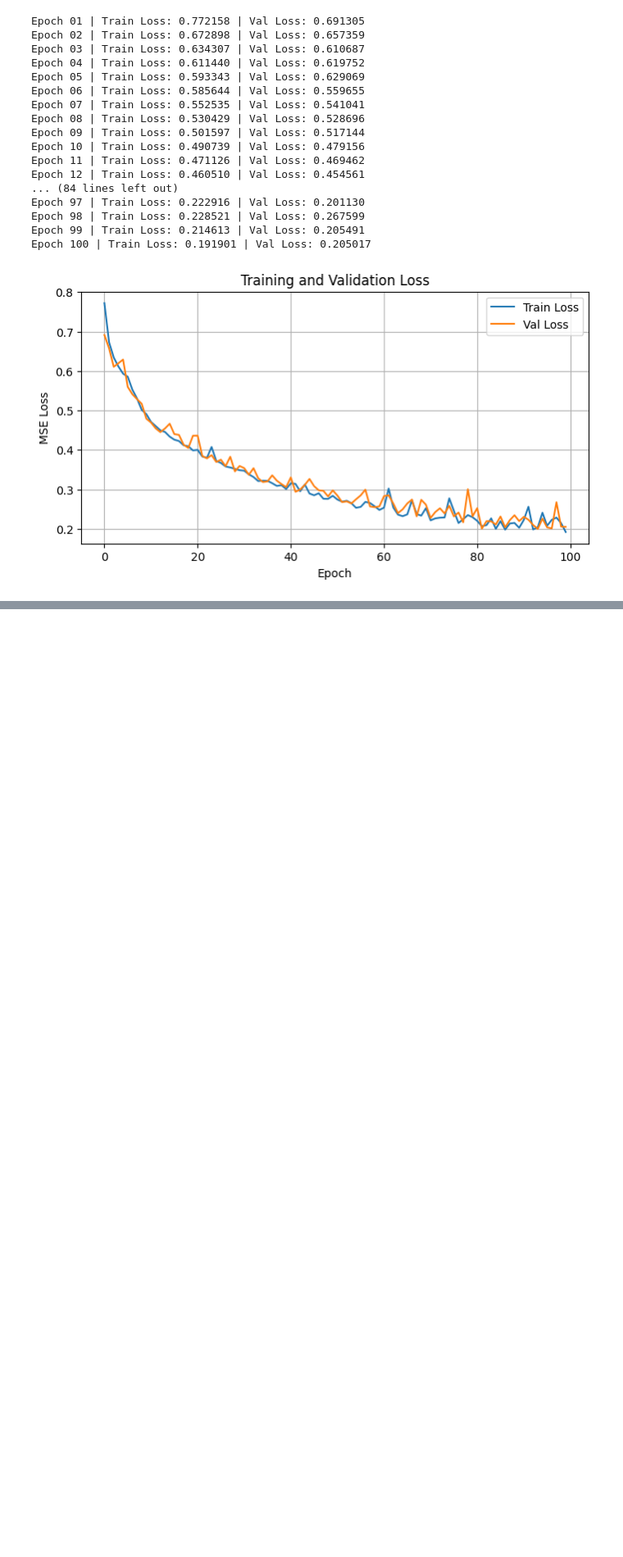
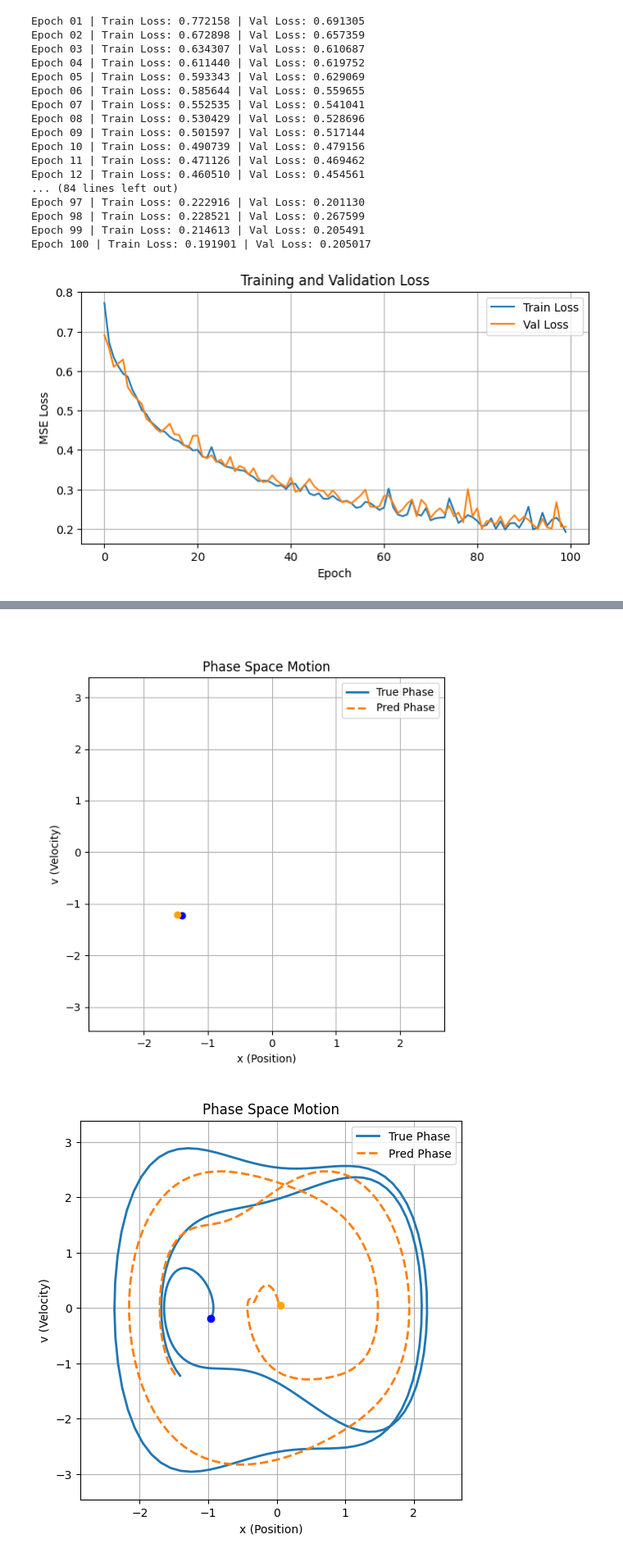
Before and after one commit to Mustafa-Meric-Kasap/duff-net-dynamics, a Jupyter notebook: notebooks/nn_modeling_multi_step.ipynb, the cells around one changed output, grey strips where cells are left out. Shown at 82% size. Saved outputs shown, nothing was run; the diff lists cells and outputs as text; code cells hidden in the pictures; blank space fills up the shorter version.

Commit message:
Add animation

```diff
--- a/notebooks/nn_modeling_multi_step.ipynb
+++ b/notebooks/nn_modeling_multi_step.ipynb
@@ -206,0 +207,51 @@ plt.show()
+# %%
+import matplotlib.pyplot as plt
+import matplotlib.animation as animation
+
+fig, ax = plt.subplots(figsize=(6, 6))
+ax.set_xlim(np.min(true_traj[:, 0]) - 0.5, np.max(true_traj[:, 0]) + 0.5)
+ax.set_ylim(np.min(true_traj[:, 1]) - 0.5, np.max(true_traj[:, 1]) + 0.5)
+ax.set_xlabel("x (Position)")
+ax.set_ylabel("v (Velocity)")
+ax.set_title("Phase Space Motion")
+ax.grid(True)
+
+# Phase trajectory lines
+true_line, = ax.plot([], [], lw=2, label="True Phase")
+pred_line, = ax.plot([], [], lw=2, linestyle='--', label="Pred Phase")
+
+# Moving markers (dots) for the particles
+true_dot, = ax.plot([], [], 'o', color='blue', markersize=6)
+pred_dot, = ax.plot([], [], 'o', color='orange', markersize=6)
+
+ax.legend()
+
+def init():
+    true_line.set_data([], [])
+    pred_line.set_data([], [])
+    true_dot.set_data([], [])
+    pred_dot.set_data([], [])
+    return true_line, pred_line, true_dot, pred_dot
+
+def update(frame):
+    true_line.set_data(true_traj[:frame, 0], true_traj[:frame, 1])
+    pred_line.set_data(pred_traj[:frame, 0], pred_traj[:frame, 1])
+    true_dot.set_data([true_traj[frame, 0]], [true_traj[frame, 1]])
+    pred_dot.set_data([pred_traj[frame, 0]], [pred_traj[frame, 1]])
+    return true_line, pred_line, true_dot, pred_dot
+
+
+ani = animation.FuncAnimation(
+    fig, update, frames=len(true_traj), init_func=init,
+    blit=True, interval=30
+)
+
+# Save as a .gif
+ani.save("duffing_phase_motion.gif", writer="pillow", fps=30)
+
+# Display inline in Jupyter
+from IPython.display import Image
+Image(filename="duffing_phase_motion.gif")
+# %% [output]
+[figure, added]
+[figure, added]
```
Also changed, not shown: parts of 2 cells of this notebook.
